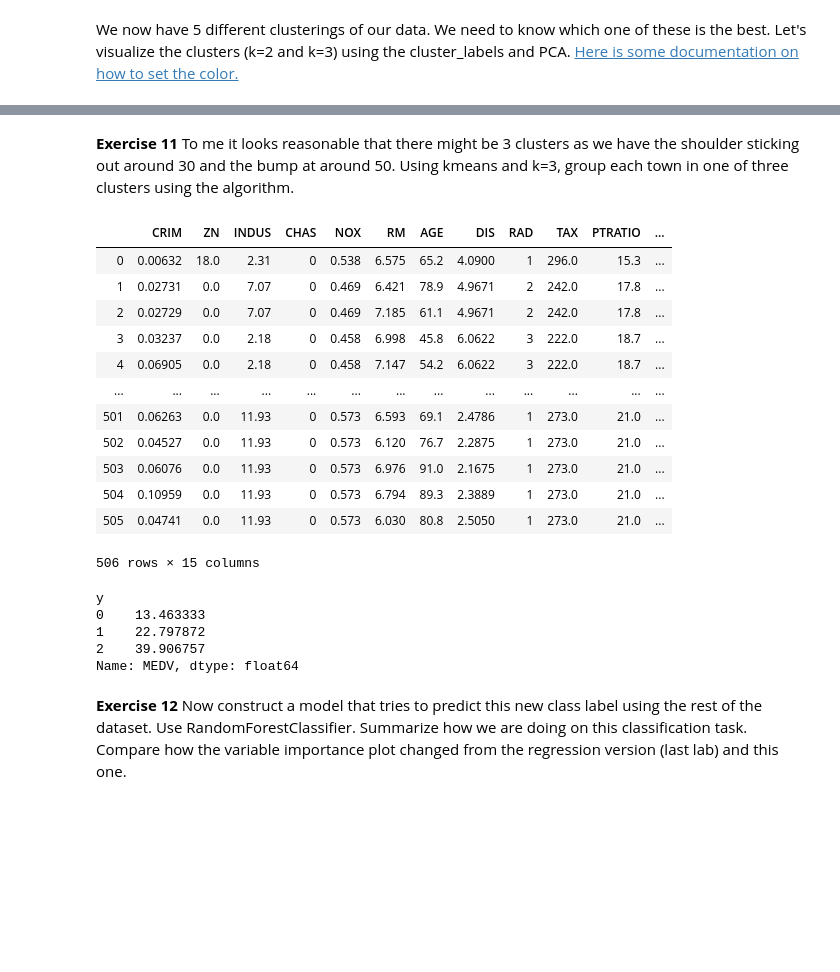
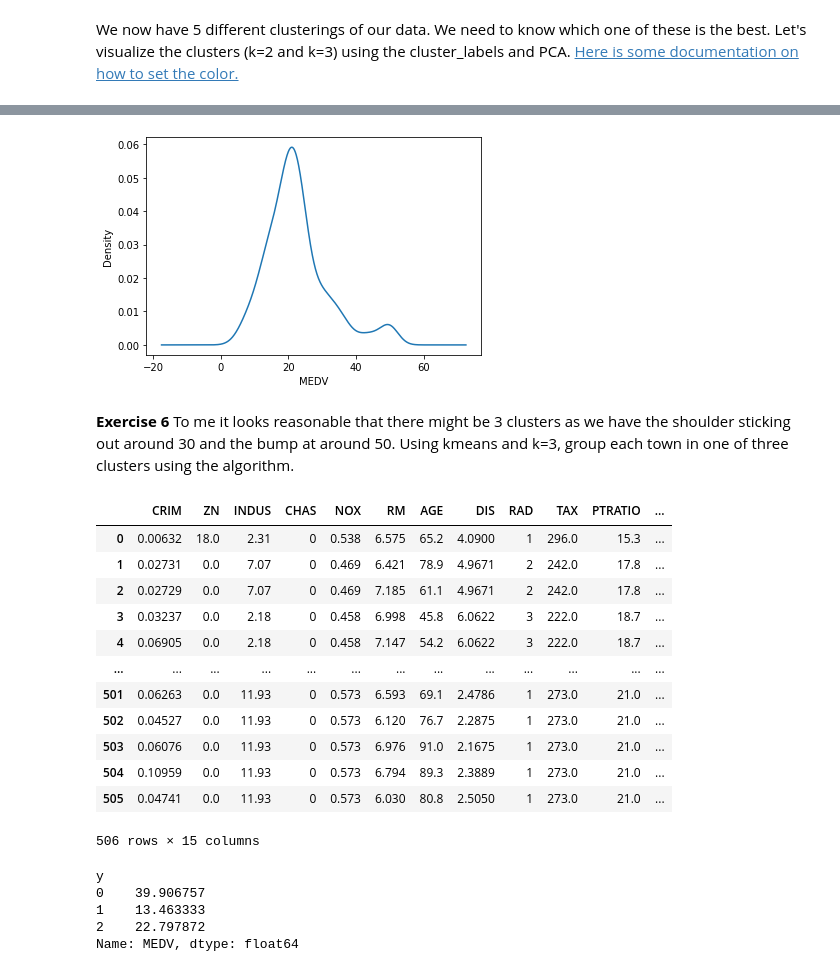
Before and after one commit to anderson-github-classroom-2021-spring/csc-466-student, a Jupyter notebook: labs/Lab6.ipynb, the cells around one changed output, grey strips where cells are left out. Saved outputs shown, nothing was run; the diff lists cells and outputs as text; code cells hidden in the pictures; blank space fills up the shorter version.

```diff
--- a/labs/Lab6.ipynb
+++ b/labs/Lab6.ipynb
@@ -297,8 +332,12 @@ For n_clusters = 6 The average silhouette_score is : 0.28098391665967765
+# %%
+ax = df["MEDV"].plot.density();
+ax.set_xlabel('MEDV');
+# %% [output]
+[figure, added]
 # %% [markdown]
-**Exercise 11** To me it looks reasonable that there might be 3 clusters as we have the shoulder sticking out around 30 and the bump at around 50. Using kmeans and k=3, group each town in one of three clusters using the algorithm.
+**Exercise 6** To me it looks reasonable that there might be 3 clusters as we have the shoulder sticking out around 30 and the bump at around 50. Using kmeans and k=3, group each town in one of three clusters using the algorithm.
 # %%
-clusterer = KMeans(n_clusters=3, random_state=10)
-# YOUR SOLUTION HERE
+clusterer = Lab6_helper.bin_x(df[["MEDV"]])
 labels = clusterer.predict(df[["MEDV"]])
 df["y"] = labels
 display(df)
@@ -318,9 +357,7 @@ df.groupby("y").MEDV.mean()
 | 505 | 0.04741 | 0.0 | 11.93 | 0 | 0.573 | 6.030 | 80.8 | 2.5050 | 1 | 273.0 | 21.0 | ... |
 506 rows × 15 columns
 y
-0    13.463333
-1    22.797872
-2    39.906757
+0    39.906757
+1    13.463333
+2    22.797872
 Name: MEDV, dtype: float64
-# %% [markdown]
-**Exercise 12** Now construct a model that tries to predict this new class label using the rest of the dataset. Use RandomForestClassifier. Summarize how we are doing on this classification task. Compare how the variable importance plot changed from the regression version (last lab) and this one.
```
Also changed, not shown: parts of 30 cells of this notebook, 7 other files.
